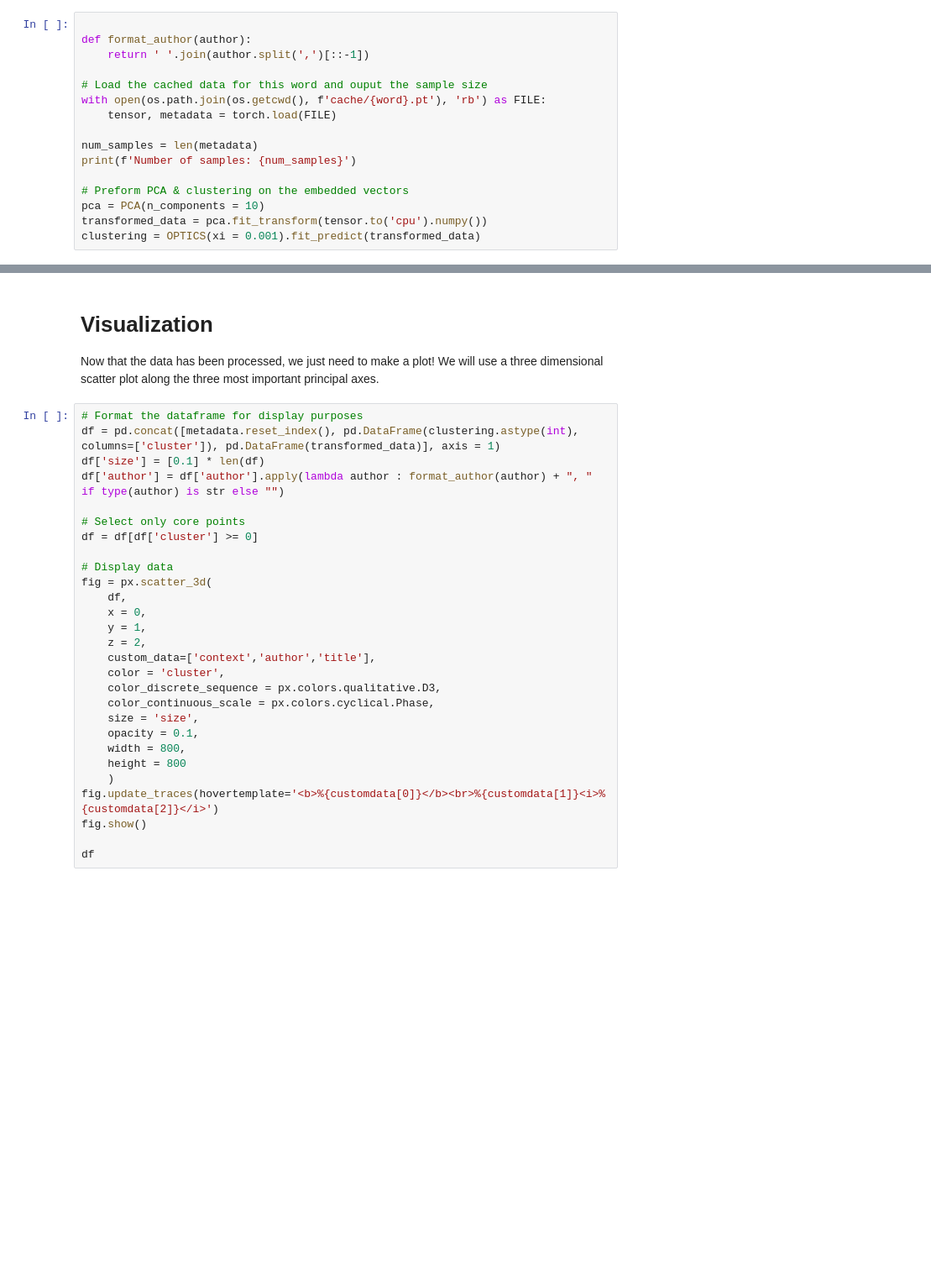
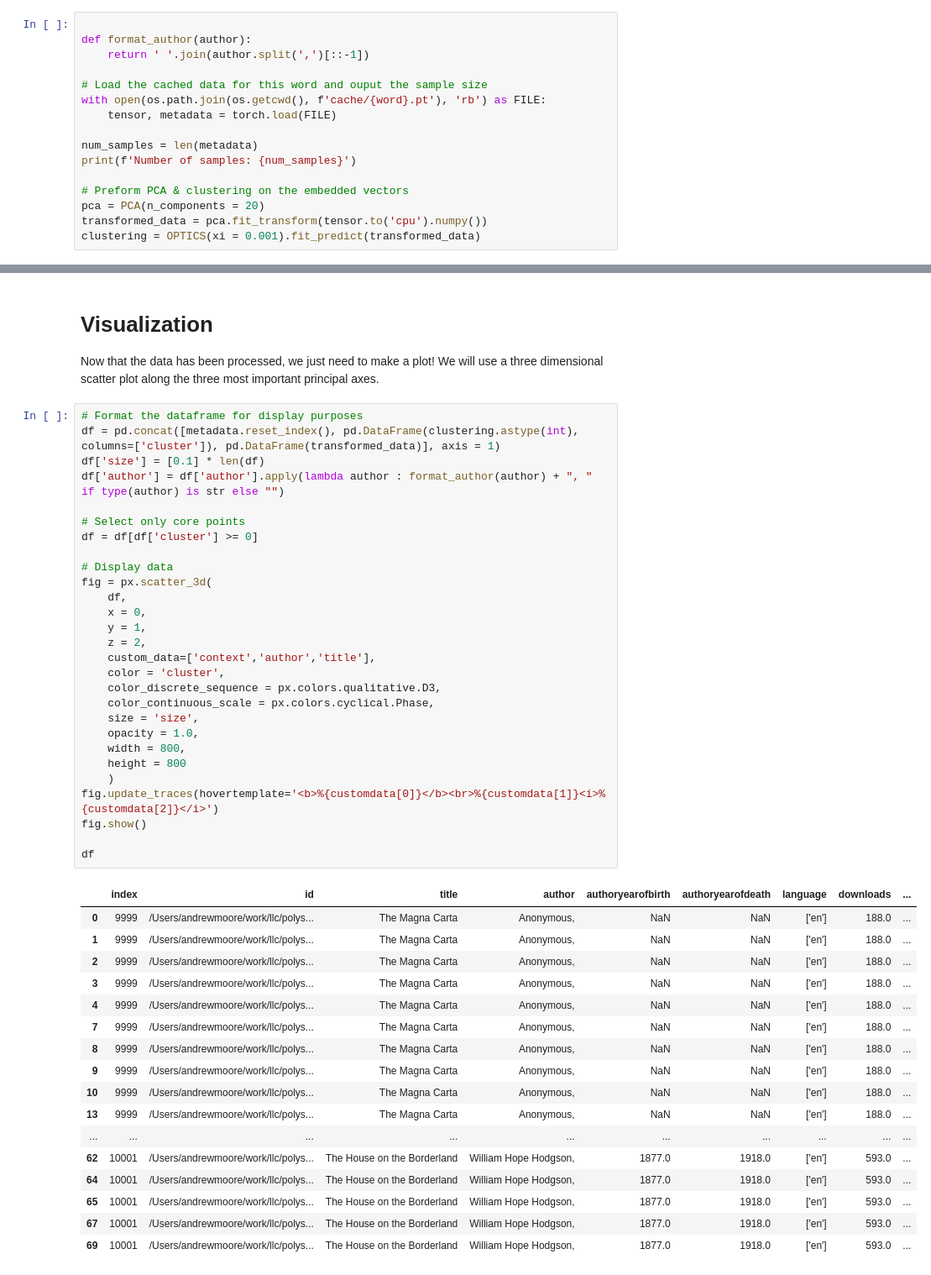
Before and after one commit to a-g-moore/polysemia, a Jupyter notebook: visualize.ipynb, the cells around one changed output, grey strips where cells are left out. Shown at 84% size. Drawn from its saved outputs; the diff is of its cells as text; blank space fills up the shorter version.

```diff
--- a/visualize.ipynb
+++ b/visualize.ipynb
@@ -36,6 +36,6 @@ num_samples = len(metadata)
 print(f'Number of samples: {num_samples}')
 
 # Preform PCA & clustering on the embedded vectors
-pca = PCA(n_components = 10)
+pca = PCA(n_components = 20)
 transformed_data = pca.fit_transform(tensor.to('cpu').numpy())
 clustering = OPTICS(xi = 0.001).fit_predict(transformed_data)
@@ -46,28 +65,46 @@ Now that the data has been processed, we just need to make a plot! We will use a
 # %%
 # Format the dataframe for display purposes
 df = pd.concat([metadata.reset_index(), pd.DataFrame(clustering.astype(int), columns=['cluster']), pd.DataFrame(transformed_data)], axis = 1)
 df['size'] = [0.1] * len(df)
 df['author'] = df['author'].apply(lambda author : format_author(author) + ", " if type(author) is str else "")
 
 # Select only core points
 df = df[df['cluster'] >= 0]
 
 # Display data
 fig = px.scatter_3d(
     df,
     x = 0,
     y = 1,
     z = 2,
     custom_data=['context','author','title'],
     color = 'cluster',
     color_discrete_sequence = px.colors.qualitative.D3,
     color_continuous_scale = px.colors.cyclical.Phase,
     size = 'size',
-    opacity = 0.1,
+    opacity = 1.0,
     width = 800,
     height = 800
     )
 fig.update_traces(hovertemplate='<b>%{customdata[0]}</b><br>%{customdata[1]}<i>%{customdata[2]}</i>')
 fig.show()
 
 df
+# %% [output]
+|  | index | id | title | author | authoryearofbirth | authoryearofdeath | language | downloads | ... |
+| 0 | 9999 | /Users/andrewmoore/work/llc/polys... | The Magna Carta | Anonymous, | NaN | NaN | ['en'] | 188.0 | ... |
+| 1 | 9999 | /Users/andrewmoore/work/llc/polys... | The Magna Carta | Anonymous, | NaN | NaN | ['en'] | 188.0 | ... |
+| 2 | 9999 | /Users/andrewmoore/work/llc/polys... | The Magna Carta | Anonymous, | NaN | NaN | ['en'] | 188.0 | ... |
+| 3 | 9999 | /Users/andrewmoore/work/llc/polys... | The Magna Carta | Anonymous, | NaN | NaN | ['en'] | 188.0 | ... |
+| 4 | 9999 | /Users/andrewmoore/work/llc/polys... | The Magna Carta | Anonymous, | NaN | NaN | ['en'] | 188.0 | ... |
+| 7 | 9999 | /Users/andrewmoore/work/llc/polys... | The Magna Carta | Anonymous, | NaN | NaN | ['en'] | 188.0 | ... |
+| 8 | 9999 | /Users/andrewmoore/work/llc/polys... | The Magna Carta | Anonymous, | NaN | NaN | ['en'] | 188.0 | ... |
+| 9 | 9999 | /Users/andrewmoore/work/llc/polys... | The Magna Carta | Anonymous, | NaN | NaN | ['en'] | 188.0 | ... |
+| 10 | 9999 | /Users/andrewmoore/work/llc/polys... | The Magna Carta | Anonymous, | NaN | NaN | ['en'] | 188.0 | ... |
+| 13 | 9999 | /Users/andrewmoore/work/llc/polys... | The Magna Carta | Anonymous, | NaN | NaN | ['en'] | 188.0 | ... |
+| ... | ... | ... | ... | ... | ... | ... | ... | ... | ... |
+| 62 | 10001 | /Users/andrewmoore/work/llc/polys... | The House on the Borderland | William Hope Hodgson, | 1877.0 | 1918.0 | ['en'] | 593.0 | ... |
+| 64 | 10001 | /Users/andrewmoore/work/llc/polys... | The House on the Borderland | William Hope Hodgson, | 1877.0 | 1918.0 | ['en'] | 593.0 | ... |
+| 65 | 10001 | /Users/andrewmoore/work/llc/polys... | The House on the Borderland | William Hope Hodgson, | 1877.0 | 1918.0 | ['en'] | 593.0 | ... |
+| 67 | 10001 | /Users/andrewmoore/work/llc/polys... | The House on the Borderland | William Hope Hodgson, | 1877.0 | 1918.0 | ['en'] | 593.0 | ... |
+| 69 | 10001 | /Users/andrewmoore/work/llc/polys... | The House on the Borderland | William Hope Hodgson, | 1877.0 | 1918.0 | ['en'] | 593.0 | ... |
```
Also changed, not shown: parts of 3 cells of this notebook, 3 other files.
